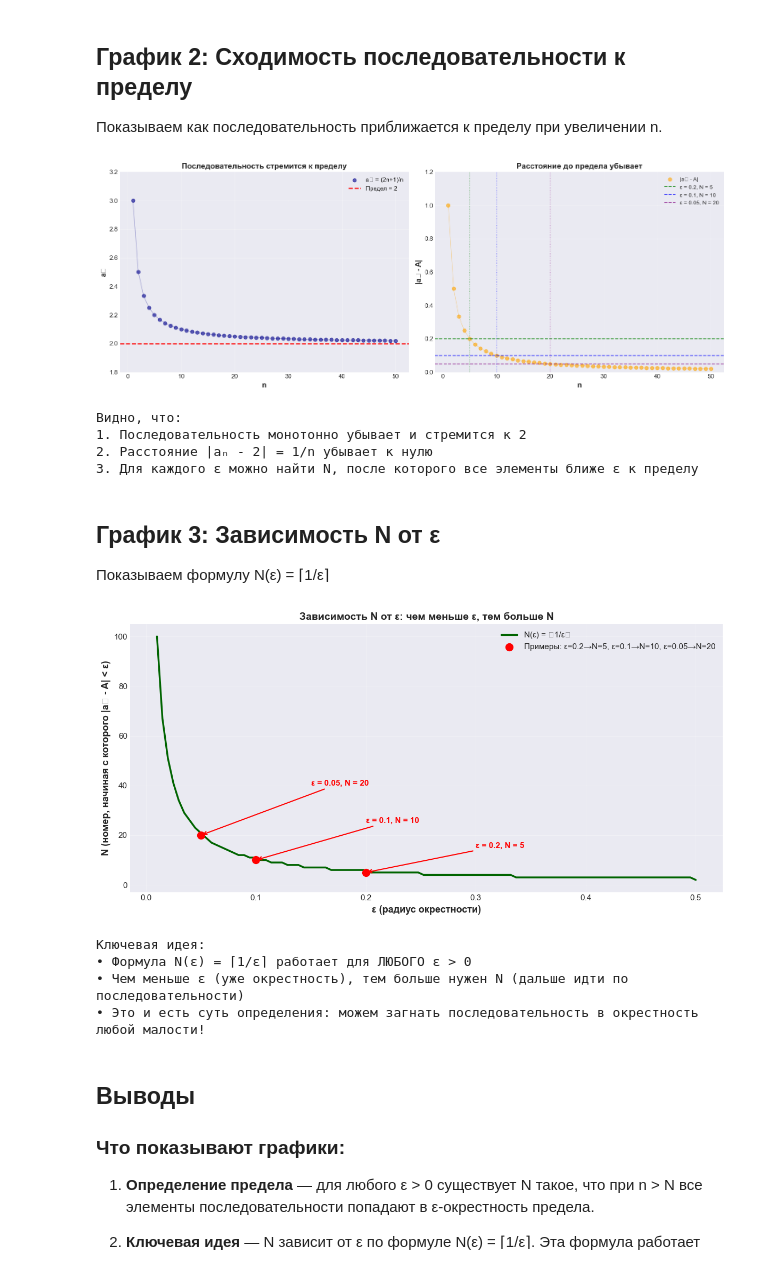
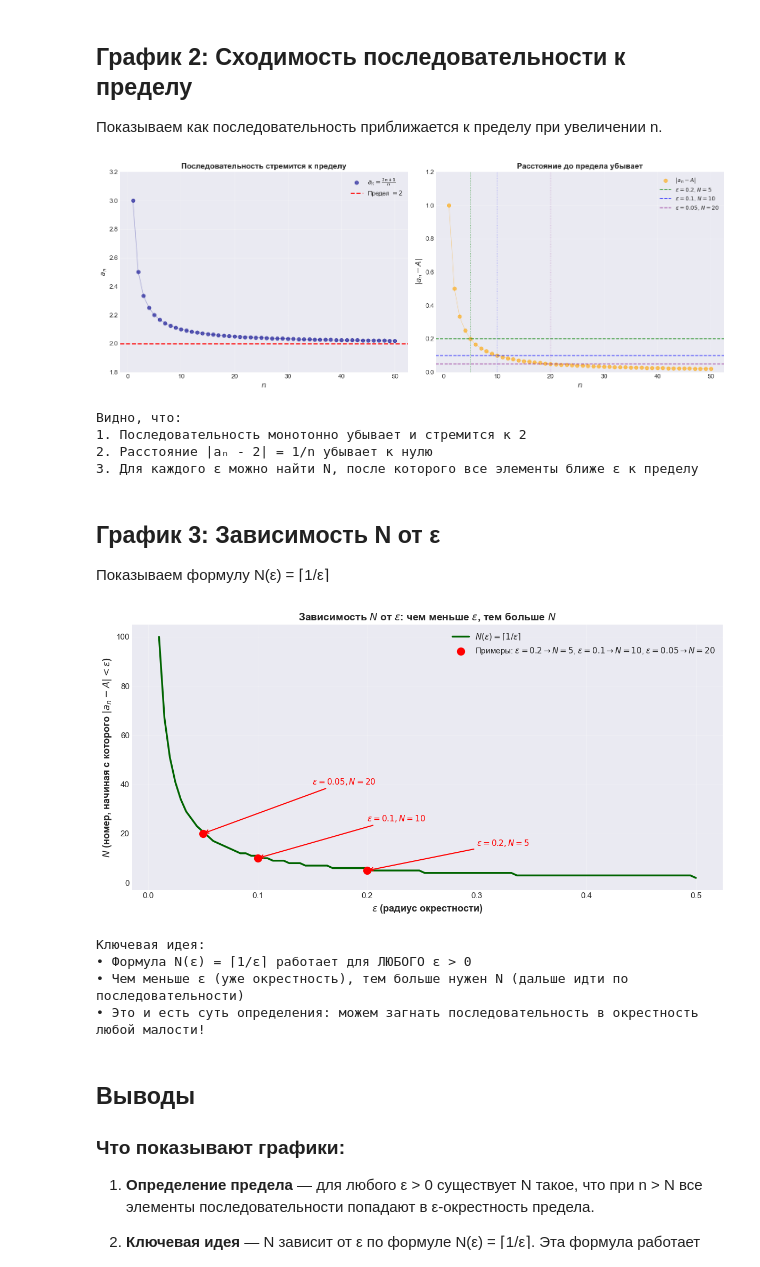
Before and after one commit to sabahtalateh/ainots, a Jupyter notebook: worknbs/limitdemo.ipynb, the cells around one changed output. Cells and saved outputs as stored; diff of their text form; code cells hidden in the pictures.

```diff
--- a/worknbs/limitdemo.ipynb
+++ b/worknbs/limitdemo.ipynb
@@ -152,11 +152,11 @@ fig, (ax1, ax2) = plt.subplots(1, 2, figsize=(16, 6))
 n_values = np.arange(1, 51)
 a_values = a_n(n_values)
 
-ax1.scatter(n_values, a_values, color='darkblue', s=40, alpha=0.6, label='aₙ = (2n+1)/n')
+ax1.scatter(n_values, a_values, color='darkblue', s=40, alpha=0.6, label=r'$a_n = \frac{2n+1}{n}$')
 ax1.plot(n_values, a_values, color='darkblue', alpha=0.3, linewidth=1)
-ax1.axhline(y=limit, color='red', linestyle='--', linewidth=2, label=f'Предел = {limit}')
-ax1.set_xlabel('n', fontsize=13, fontweight='bold')
-ax1.set_ylabel('aₙ', fontsize=13, fontweight='bold')
+ax1.axhline(y=limit, color='red', linestyle='--', linewidth=2, label=rf'Предел $= {limit}$')
+ax1.set_xlabel(r'$n$', fontsize=13, fontweight='bold')
+ax1.set_ylabel(r'$a_n$', fontsize=13, fontweight='bold')
 ax1.set_title('Последовательность стремится к пределу', fontsize=14, fontweight='bold')
 ax1.legend(fontsize=11)
 ax1.grid(True, alpha=0.3)
@@ -165,7 +165,7 @@ ax1.set_ylim(1.8, 3.2)
 # График 2: Расстояние до предела (отклонение)
 deviations = np.abs(a_values - limit)
 
-ax2.scatter(n_values, deviations, color='orange', s=40, alpha=0.6, label='|aₙ - A|')
+ax2.scatter(n_values, deviations, color='orange', s=40, alpha=0.6, label=r'$|a_n - A|$')
 ax2.plot(n_values, deviations, color='orange', alpha=0.3, linewidth=1)
 
 # Показываем для разных epsilon
@@ -173,11 +173,11 @@ epsilons = [0.2, 0.1, 0.05]
 colors = ['green', 'blue', 'purple']
 for eps, col in zip(epsilons, colors):
     N = int(np.ceil(1 / eps))
-    ax2.axhline(y=eps, color=col, linestyle='--', linewidth=1.5, alpha=0.7, label=f'ε = {eps}, N = {N}')
+    ax2.axhline(y=eps, color=col, linestyle='--', linewidth=1.5, alpha=0.7, label=rf'$\varepsilon = {eps}$, $N = {N}$')
     ax2.axvline(x=N, color=col, linestyle=':', linewidth=1, alpha=0.5)
 
-ax2.set_xlabel('n', fontsize=13, fontweight='bold')
-ax2.set_ylabel('|aₙ - A|', fontsize=13, fontweight='bold')
+ax2.set_xlabel(r'$n$', fontsize=13, fontweight='bold')
+ax2.set_ylabel(r'$|a_n - A|$', fontsize=13, fontweight='bold')
 ax2.set_title('Расстояние до предела убывает', fontsize=14, fontweight='bold')
 ax2.legend(fontsize=10)
 ax2.grid(True, alpha=0.3)
@@ -191,7 +191,7 @@ print("1. Последовательность монотонно убывает
 print("2. Расстояние |aₙ - 2| = 1/n убывает к нулю")
 print("3. Для каждого ε можно найти N, после которого все элементы ближе ε к пределу")
 # %% [output]
-[figure, old version]
+[figure, new version]
 Видно, что:
 1. Последовательность монотонно убывает и стремится к 2
 2. Расстояние |aₙ - 2| = 1/n убывает к нулю
@@ -203,40 +203,40 @@ print("3. Для каждого ε можно найти N, после кото
 # %%
 # Строим зависимость N от epsilon
 epsilon_values = np.linspace(0.01, 0.5, 100)
 N_values = np.ceil(1 / epsilon_values)
 
 fig, ax = plt.subplots(figsize=(12, 6))
 
-ax.plot(epsilon_values, N_values, color='darkgreen', linewidth=2.5, label='N(ε) = ⌈1/ε⌉')
+ax.plot(epsilon_values, N_values, color='darkgreen', linewidth=2.5, label=r'$N(\varepsilon) = \lceil 1/\varepsilon \rceil$')
 ax.scatter([0.2, 0.1, 0.05], [5, 10, 20], color='red', s=100, zorder=5,
-           label='Примеры: ε=0.2→N=5, ε=0.1→N=10, ε=0.05→N=20')
+           label=r'Примеры: $\varepsilon=0.2 \to N=5$, $\varepsilon=0.1 \to N=10$, $\varepsilon=0.05 \to N=20$')
 
-ax.set_xlabel('ε (радиус окрестности)', fontsize=13, fontweight='bold')
-ax.set_ylabel('N (номер, начиная с которого |aₙ - A| < ε)', fontsize=13, fontweight='bold')
-ax.set_title('Зависимость N от ε: чем меньше ε, тем больше N', fontsize=14, fontweight='bold')
+ax.set_xlabel(r'$\varepsilon$ (радиус окрестности)', fontsize=13, fontweight='bold')
+ax.set_ylabel(r'$N$ (номер, начиная с которого $|a_n - A| < \varepsilon$)', fontsize=13, fontweight='bold')
+ax.set_title(r'Зависимость $N$ от $\varepsilon$: чем меньше $\varepsilon$, тем больше $N$', fontsize=14, fontweight='bold')
 ax.legend(fontsize=11)
 ax.grid(True, alpha=0.3)
 
 # Аннотации
-ax.annotate('ε = 0.2, N = 5', xy=(0.2, 5), xytext=(0.3, 15),
+ax.annotate(r'$\varepsilon = 0.2, N = 5$', xy=(0.2, 5), xytext=(0.3, 15),
             arrowprops=dict(arrowstyle='->', color='red', lw=1.5),
             fontsize=11, color='red', fontweight='bold')
-ax.annotate('ε = 0.1, N = 10', xy=(0.1, 10), xytext=(0.2, 25),
+ax.annotate(r'$\varepsilon = 0.1, N = 10$', xy=(0.1, 10), xytext=(0.2, 25),
             arrowprops=dict(arrowstyle='->', color='red', lw=1.5),
             fontsize=11, color='red', fontweight='bold')
-ax.annotate('ε = 0.05, N = 20', xy=(0.05, 20), xytext=(0.15, 40),
+ax.annotate(r'$\varepsilon = 0.05, N = 20$', xy=(0.05, 20), xytext=(0.15, 40),
             arrowprops=dict(arrowstyle='->', color='red', lw=1.5),
             fontsize=11, color='red', fontweight='bold')
 
 plt.tight_layout()
 plt.show()
 
 print("\nКлючевая идея:")
 print("• Формула N(ε) = ⌈1/ε⌉ работает для ЛЮБОГО ε > 0")
 print("• Чем меньше ε (уже окрестность), тем больше нужен N (дальше идти по последовательности)")
 print("• Это и есть суть определения: можем загнать последовательность в окрестность любой малости!")
 # %% [output]
-[figure, old version]
+[figure, new version]
 Ключевая идея:
 • Формула N(ε) = ⌈1/ε⌉ работает для ЛЮБОГО ε > 0
 • Чем меньше ε (уже окрестность), тем больше нужен N (дальше идти по последовательности)
```
Also changed, not shown: parts of 5 cells of this notebook.
